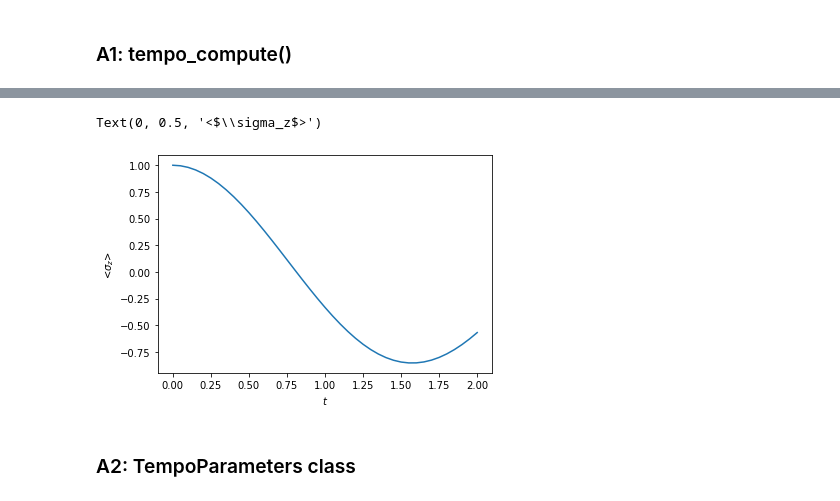
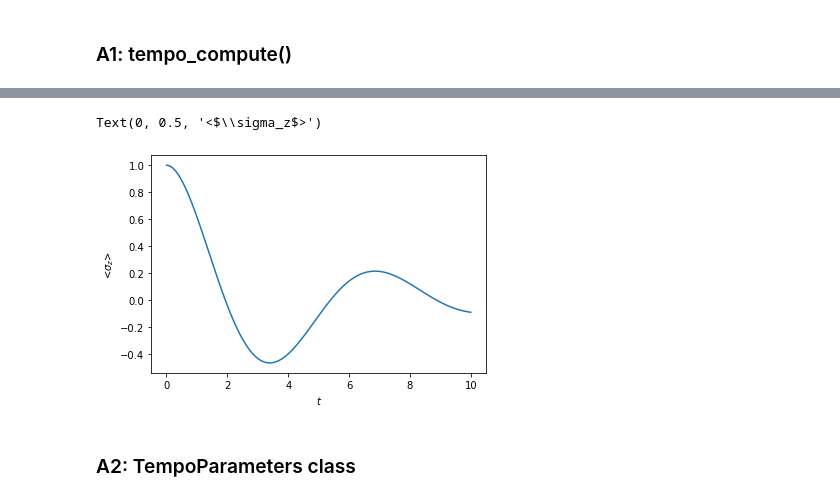
Before and after one commit to tempoCollaboration/OQuPy, a Jupyter notebook: examples/details_tempo.ipynb, the cells around one changed output, grey strips where cells are left out. Cells and saved outputs as stored; diff of their text form; code cells hidden in the pictures.

Commit message:
Update jupyter notebook on details of tempo module

```diff
--- a/examples/details_tempo.ipynb
+++ b/examples/details_tempo.ipynb
@@ -26,24 +26,24 @@ initial_state_A = tempo.operators.spin_dm("up")
 # %% [markdown]
 Create a bath:
 # %%
-coupling_operator_A = tempo.operators.pauli("z")
-spectral_density_A = tempo.StandardSD(alpha=0.1, zeta=1.0, cutoff=4.0, cutoff_type="exponential", name="ohmic")
-temperature_A = 2.0
+coupling_operator_A = 0.5 * tempo.operators.pauli("z")
+spectral_density_A = tempo.StandardSD(alpha=0.1, zeta=1.0, cutoff=5.0, cutoff_type="exponential", name="ohmic")
+temperature_A = 0.1
 bath_A = tempo.Bath(coupling_operator_A, spectral_density_A, temperature=temperature_A, name="phonon bath")
 # %% [markdown]
 Create a system:
 # %%
-system_A = tempo.System(tempo.operators.pauli("x"),
+system_A = tempo.System(0.5*tempo.operators.pauli("x"),
                         gammas=[0.1],
                         lindblad_operators=[tempo.operators.pauli("z")]
                        )
 # %% [markdown]
 ### A1: tempo_compute()
 # %%
-dyn_A1a = tempo.tempo_compute(system_A,
-                              bath_A,
-                              initial_state_A,
-                              start_time=0.0,
-                              end_time=2.0,
-                              tollerance=0.01)
+dyn_A1 = tempo.tempo_compute(system_A,
+                             bath_A,
+                             initial_state_A,
+                             start_time=0.0,
+                             end_time=10.0,
+                             tollerance=0.00001)
 # %% [output]
@@ -53,10 +53,10 @@ Elapsed time: 1.1s
 # %%
-plt.plot(*dyn_A1a.expectations(tempo.operators.pauli("z"), real=True))
+plt.plot(*dyn_A1.expectations(tempo.operators.pauli("z"), real=True))
 plt.xlabel(r"$t$")
 plt.ylabel(r"<$\sigma_z$>")
 # %% [output]
 Text(0, 0.5, '<$\\sigma_z$>')
-[figure, old version]
+[figure, new version]
 # %% [markdown]
 ### A2: TempoParameters class
 # %%
```
Also changed, not shown: parts of 11 cells of this notebook.
